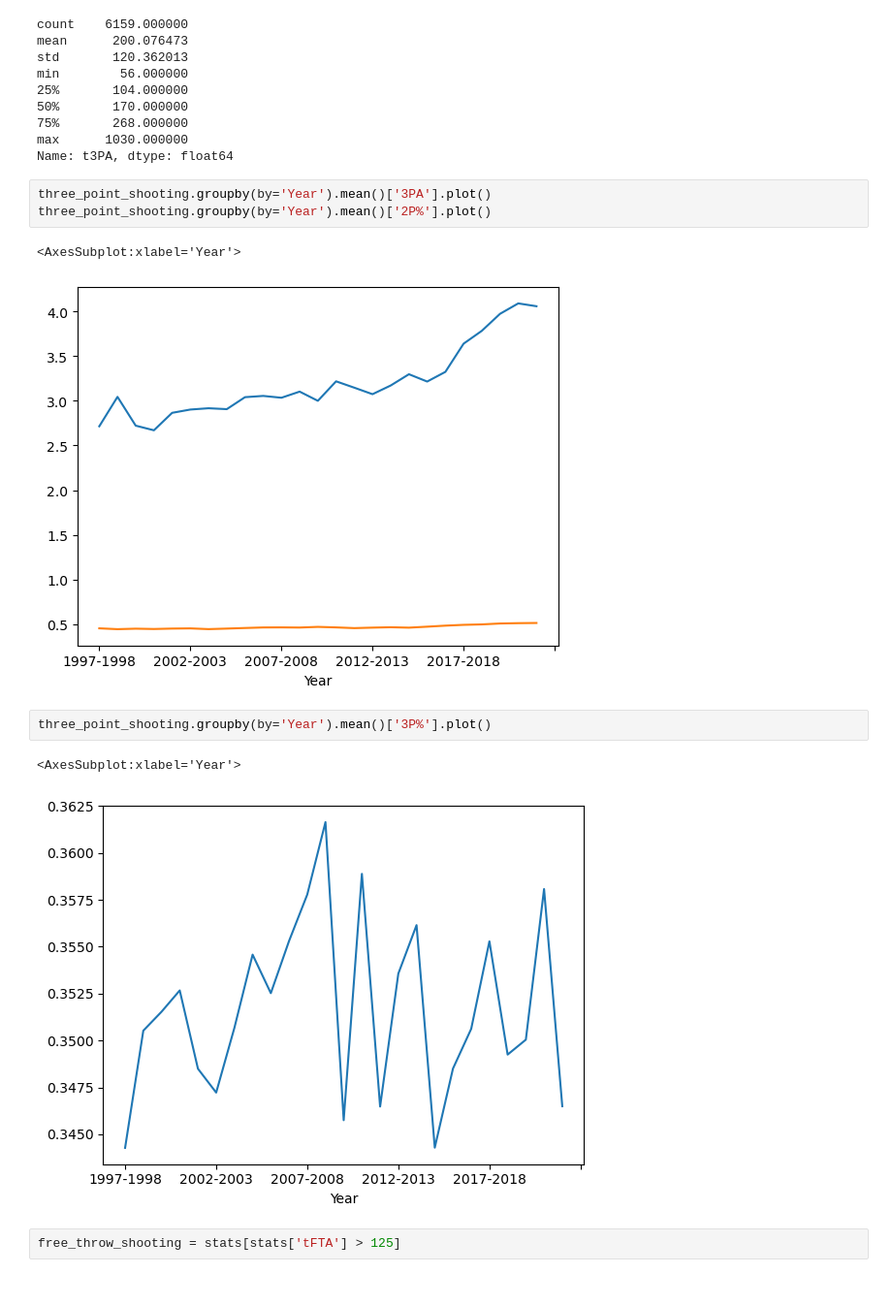
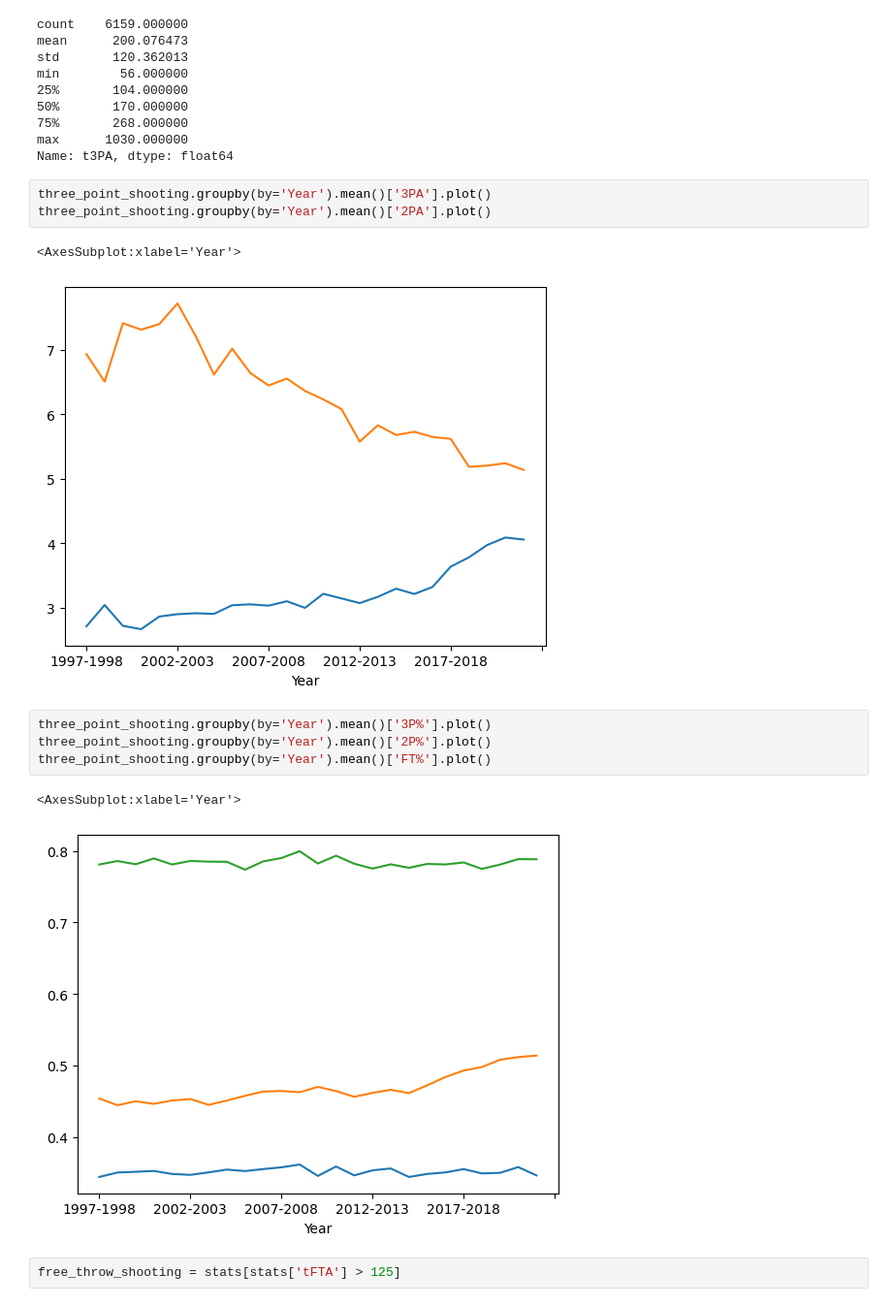
Before and after one commit to joshua-shorterivey/basic_basketball_analysis, a Jupyter notebook: explore.ipynb, the cells around one changed output. Shown at 97% size. Drawn from its saved outputs; the diff is of its cells as text.

```diff
--- a/explore.ipynb
+++ b/explore.ipynb
@@ -224,15 +224,17 @@ max      1030.000000
 Name: t3PA, dtype: float64
 # %%
 three_point_shooting.groupby(by='Year').mean()['3PA'].plot()
-three_point_shooting.groupby(by='Year').mean()['2P%'].plot()
+three_point_shooting.groupby(by='Year').mean()['2PA'].plot()
 # %% [output]
 <AxesSubplot:xlabel='Year'>
-[figure, old version]
+[figure, new version]
 # %%
 three_point_shooting.groupby(by='Year').mean()['3P%'].plot()
+three_point_shooting.groupby(by='Year').mean()['2P%'].plot()
+three_point_shooting.groupby(by='Year').mean()['FT%'].plot()
 # %% [output]
 <AxesSubplot:xlabel='Year'>
-[figure, old version]
+[figure, new version]
 # %%
 free_throw_shooting = stats[stats['tFTA'] > 125]
 # %%
```
